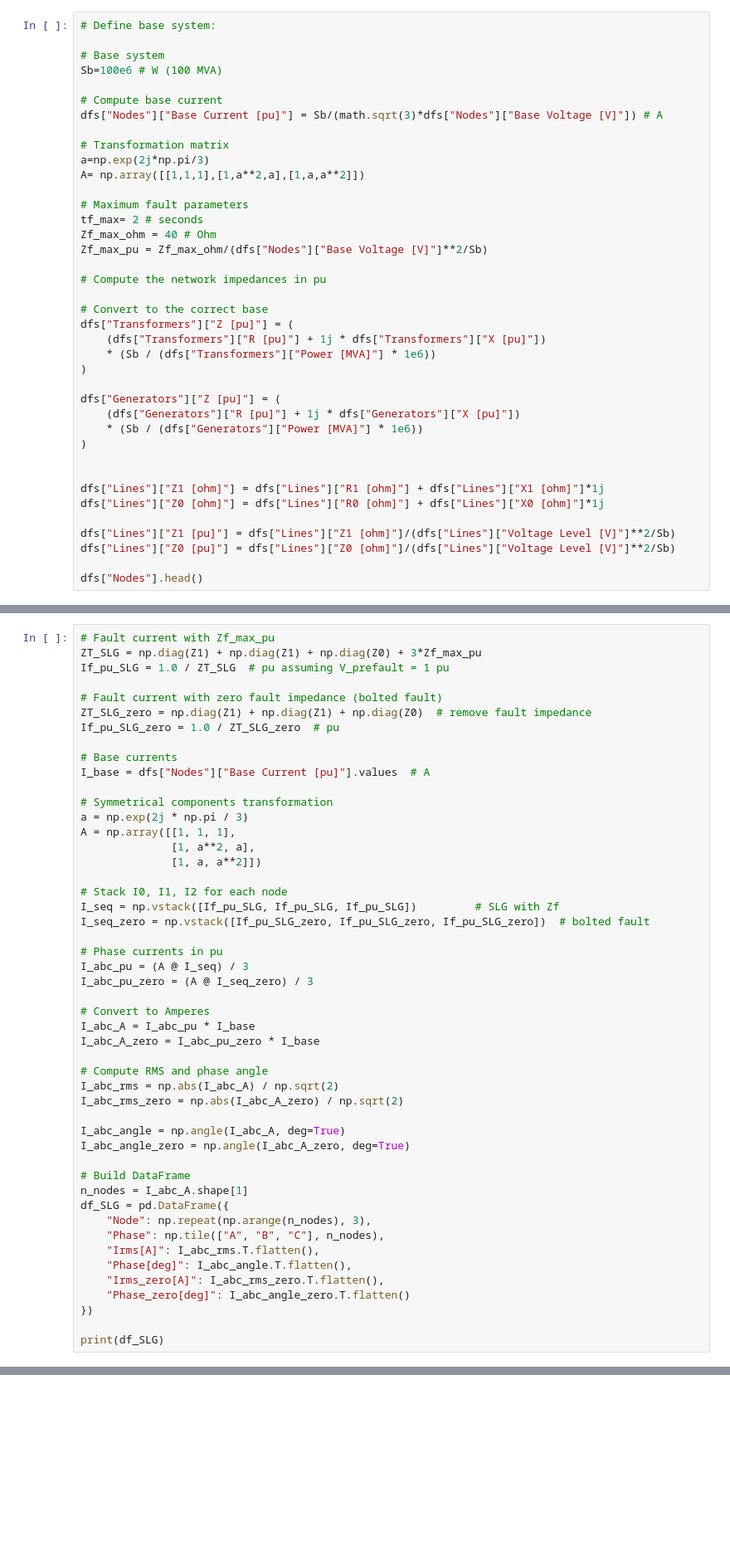
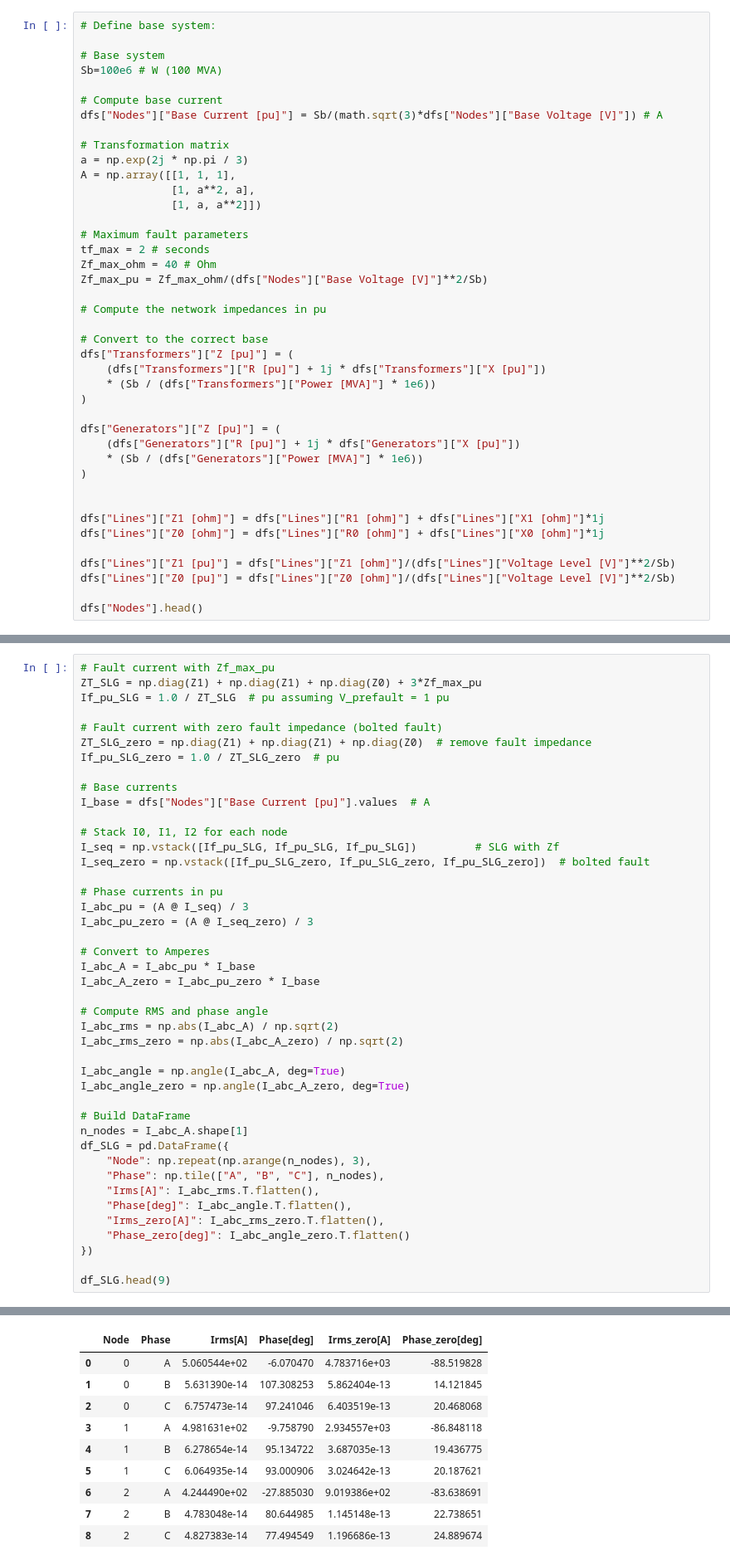
Before and after one commit to e4m8ch/IST_PSE, a Jupyter notebook: main.ipynb, the cells around one changed output, grey strips where cells are left out. Shown at 83% size. Cells and saved outputs as stored; diff of their text form; blank space fills up the shorter version.

```diff
--- a/main.ipynb
+++ b/main.ipynb
@@ -35,11 +35,13 @@ Sb=100e6 # W (100 MVA)
 dfs["Nodes"]["Base Current [pu]"] = Sb/(math.sqrt(3)*dfs["Nodes"]["Base Voltage [V]"]) # A
 
 # Transformation matrix
-a=np.exp(2j*np.pi/3)
-A= np.array([[1,1,1],[1,a**2,a],[1,a,a**2]])
+a = np.exp(2j * np.pi / 3)
+A = np.array([[1, 1, 1],
+              [1, a**2, a],
+              [1, a, a**2]])
 
 # Maximum fault parameters
-tf_max= 2 # seconds
+tf_max = 2 # seconds
 Zf_max_ohm = 40 # Ohm
 Zf_max_pu = Zf_max_ohm/(dfs["Nodes"]["Base Voltage [V]"]**2/Sb)
 
@@ -327,12 +318,6 @@ If_pu_SLG_zero = 1.0 / ZT_SLG_zero  # pu
 
 # Base currents
 I_base = dfs["Nodes"]["Base Current [pu]"].values  # A
-
-# Symmetrical components transformation
-a = np.exp(2j * np.pi / 3)
-A = np.array([[1, 1, 1],
-              [1, a**2, a],
-              [1, a, a**2]])
 
 # Stack I0, I1, I2 for each node
 I_seq = np.vstack([If_pu_SLG, If_pu_SLG, If_pu_SLG])         # SLG with Zf
@@ -364,5 +349,5 @@ df_SLG = pd.DataFrame({
     "Phase_zero[deg]": I_abc_angle_zero.T.flatten()
 })
 
-print(df_SLG)
+df_SLG.head(9)
 # %% [output]
@@ -385,0 +354,10 @@ print(df_SLG)
+|  | Node | Phase | Irms[A] | Phase[deg] | Irms_zero[A] | Phase_zero[deg] |
+| 0 | 0 | A | 5.060544e+02 | -6.070470 | 4.783716e+03 | -88.519828 |
+| 1 | 0 | B | 5.631390e-14 | 107.308253 | 5.862404e-13 | 14.121845 |
+| 2 | 0 | C | 6.757473e-14 | 97.241046 | 6.403519e-13 | 20.468068 |
+| 3 | 1 | A | 4.981631e+02 | -9.758790 | 2.934557e+03 | -86.848118 |
+| 4 | 1 | B | 6.278654e-14 | 95.134722 | 3.687035e-13 | 19.436775 |
+| 5 | 1 | C | 6.064935e-14 | 93.000906 | 3.024642e-13 | 20.187621 |
+| 6 | 2 | A | 4.244490e+02 | -27.885030 | 9.019386e+02 | -83.638691 |
+| 7 | 2 | B | 4.783048e-14 | 80.644985 | 1.145148e-13 | 22.738651 |
+| 8 | 2 | C | 4.827383e-14 | 77.494549 | 1.196686e-13 | 24.889674 |
```
Also changed, not shown: parts of 5 cells of this notebook.
